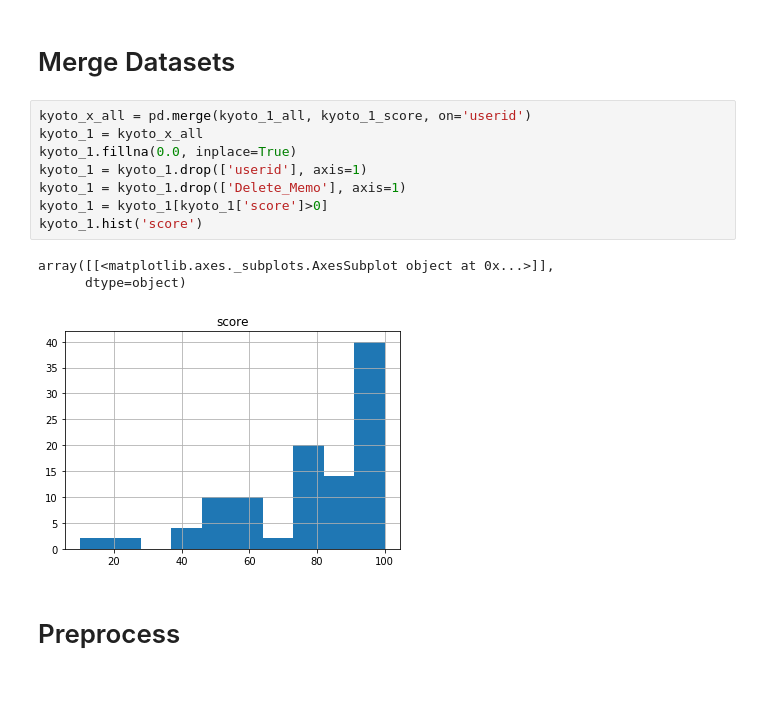
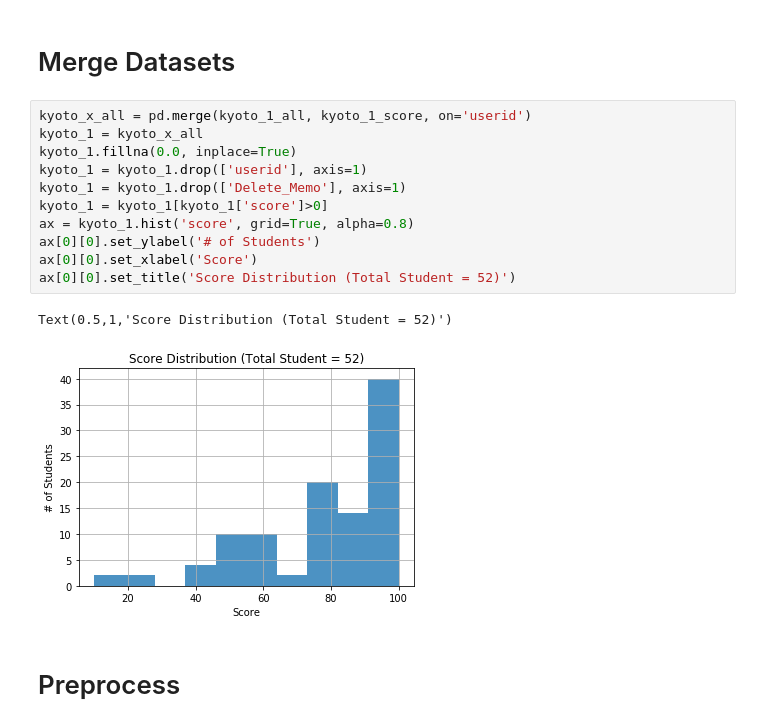
Before and after one commit to owen198/kyoto_ebook, a Jupyter notebook: NN_Tuning.ipynb, the cells around one changed output. Saved outputs shown, nothing was run; the diff lists cells and outputs as text; blank space fills up the shorter version.

```diff
--- a/NN_Tuning.ipynb
+++ b/NN_Tuning.ipynb
@@ -141,15 +141,17 @@ if noise_flag:
 # %%
 kyoto_x_all = pd.merge(kyoto_1_all, kyoto_1_score, on='userid')
 kyoto_1 = kyoto_x_all
 kyoto_1.fillna(0.0, inplace=True)
 kyoto_1 = kyoto_1.drop(['userid'], axis=1)
 kyoto_1 = kyoto_1.drop(['Delete_Memo'], axis=1)
 kyoto_1 = kyoto_1[kyoto_1['score']>0]
-kyoto_1.hist('score')
+ax = kyoto_1.hist('score', grid=True, alpha=0.8)
+ax[0][0].set_ylabel('# of Students')
+ax[0][0].set_xlabel('Score')
+ax[0][0].set_title('Score Distribution (Total Student = 52)')
 # %% [output]
-array([[<matplotlib.axes._subplots.AxesSubplot object at 0x...>]],
-      dtype=object)
+Text(0.5,1,'Score Distribution (Total Student = 52)')
-[figure, old version]
+[figure, new version]
 # %% [markdown]
 # Preprocess
 # %%
```
Also changed, not shown: 5 other files.
